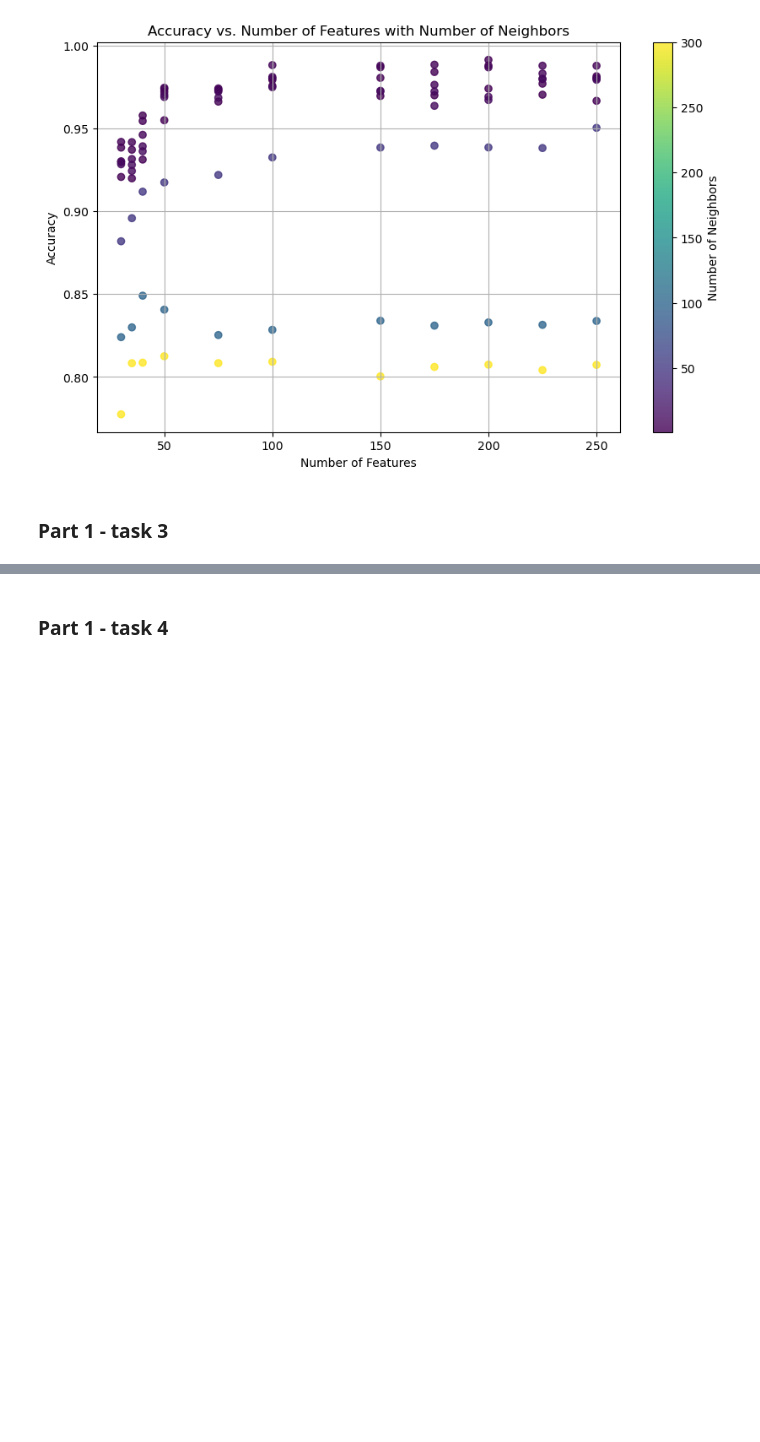
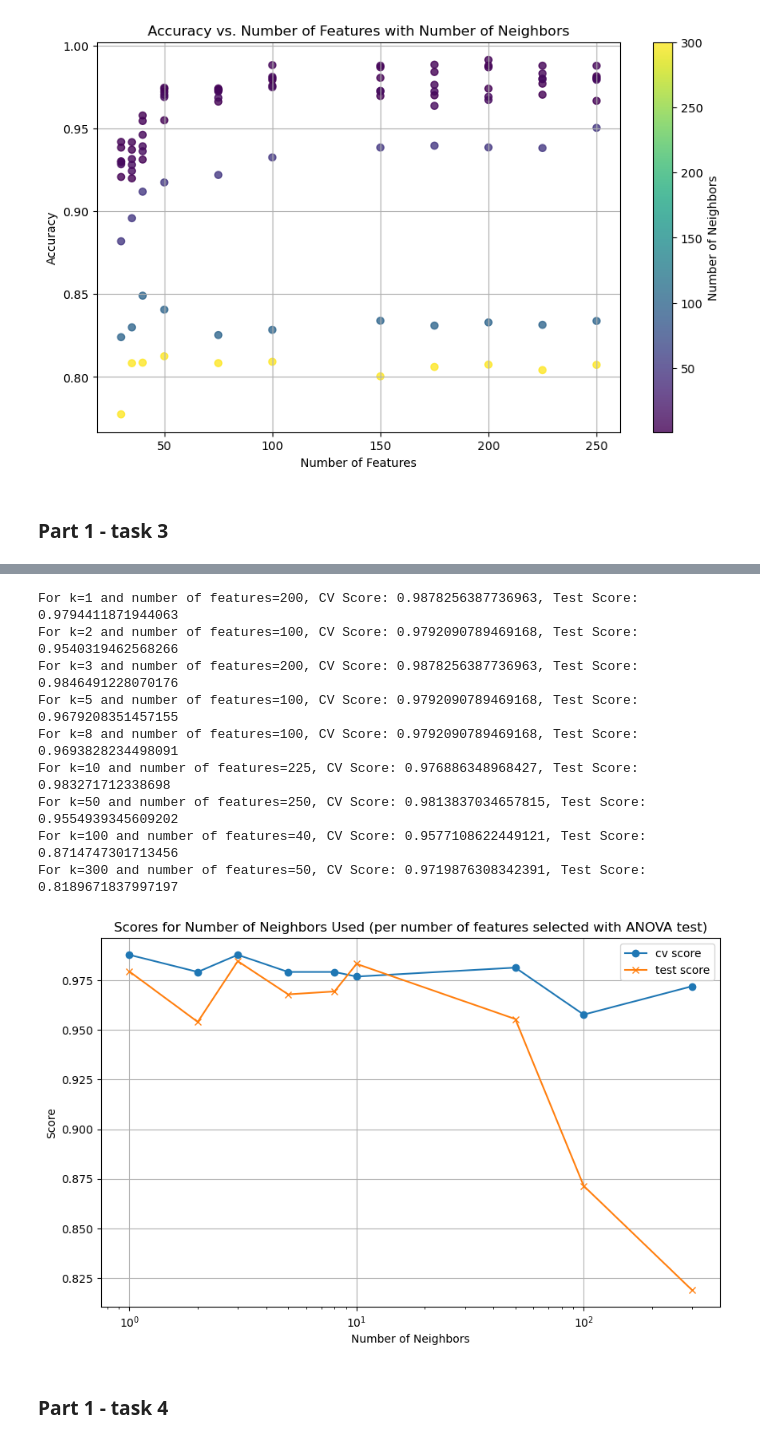
Before and after one commit to lucamodica/statistical-learning-for-big-data, a Jupyter notebook: Project1/test.ipynb, the cells around one changed output, grey strips where cells are left out. Drawn from its saved outputs; the diff is of its cells as text; code cells hidden in the pictures; blank space fills up the shorter version.

```diff
--- a/Project1/test.ipynb
+++ b/Project1/test.ipynb
@@ -177,7 +177,8 @@ from sklearn.feature_selection import SelectKBest, VarianceThreshold, f_classif
 
 parameters_2 = {
     'kbest__k': n_top_features,
-    'estimator__n_neighbors': n_neighbors
+    'estimator__n_neighbors': n_neighbors,
+    'kbest__score_func': f_classif
 }
 
 pipeline_2 = Pipeline([
@@ -187,7 +188,10 @@ pipeline_2 = Pipeline([
     ('estimator', knn)
 ])
 
-def grid_search_2(X_train, Y_train):
+def grid_search_2(X_train, Y_train, score_func=f_classif):
+    parameters_2['kbest__score_func'] = score_func
+    test_scores = []
+
     grid_search = GridSearchCV(pipeline_2, parameters_2, cv=stratified_k_fold, scoring='balanced_accuracy', n_jobs=-1)
     grid_search.fit(X_train, np.ravel(Y_train))
     print(grid_search.best_params_)
@@ -321,3 +432,51 @@ plot_accuracy_vs_nr_features_2(grid_search_2_res)
+# %%
+def scores_2(grid_search_2_res):
+    opt_scores_2 = []
+
+    for k in n_neighbors:
+        # best score for current k
+        idx = np.argmax([grid_search_2_res.cv_results_['mean_test_score'][i] for i, params in enumerate(grid_search_2_res.cv_results_['params']) if params['estimator__n_neighbors'] == k])
+        best_nr_features = grid_search_2_res.cv_results_['params'][idx]['kbest__k']
+
+        # set parameters for the best nr of PC for current k
+        pipeline_2.set_params(kbest__k=best_nr_features, estimator__n_neighbors=k)
+        pipeline_2.fit(X_train, np.ravel(Y_train))
+        Y_test_pred = pipeline_2.predict(X_test)
+
+        cv_score = grid_search_2_res.cv_results_['mean_test_score'][idx]
+        test_score = balanced_accuracy_score(Y_test, Y_test_pred)
+
+        opt_scores_2.append({'k': k, 'k_best__k': best_nr_features, 'cv_score': cv_score, 'test_score': test_score})
+        print(f"For k={k} and number of features={best_nr_features}, CV Score: {cv_score}, Test Score: {test_score}")
+
+    return opt_scores_2
+# %%
+scores_2_res = scores_2(grid_search_2_res)
+
+cv_scores_2 = [score['cv_score'] for score in scores_2_res]
+test_scores_2 = [score['test_score'] for score in scores_2_res]
+
+plt.figure(figsize=(10, 6))
+plt.plot(n_neighbors, cv_scores_2, marker='o', label='cv score')
+plt.plot(n_neighbors, test_scores_2, marker='x', label='test score')
+plt.xlabel('Number of Neighbors')
+plt.ylabel('Score')
+plt.title('Scores for Number of Neighbors Used (per number of features selected with ANOVA test)')
+plt.grid(True)
+plt.legend()
+plt.xscale('log')
+plt.show()
+# %% [output]
+For k=1 and number of features=200, CV Score: 0.9878256387736963, Test Score: 0.9794411871944063
+For k=2 and number of features=100, CV Score: 0.9792090789469168, Test Score: 0.9540319462568266
+For k=3 and number of features=200, CV Score: 0.9878256387736963, Test Score: 0.9846491228070176
+For k=5 and number of features=100, CV Score: 0.9792090789469168, Test Score: 0.9679208351457155
+For k=8 and number of features=100, CV Score: 0.9792090789469168, Test Score: 0.9693828234498091
+For k=10 and number of features=225, CV Score: 0.976886348968427, Test Score: 0.983271712338698
+For k=50 and number of features=250, CV Score: 0.9813837034657815, Test Score: 0.9554939345609202
+For k=100 and number of features=40, CV Score: 0.9577108622449121, Test Score: 0.8714747301713456
+For k=300 and number of features=50, CV Score: 0.9719876308342391, Test Score: 0.8189671837997197
+[figure, added]
 # %% [markdown]
 ### Part 1 - task 4
 # %% [markdown]
```
Also changed, not shown: parts of 20 cells of this notebook.
